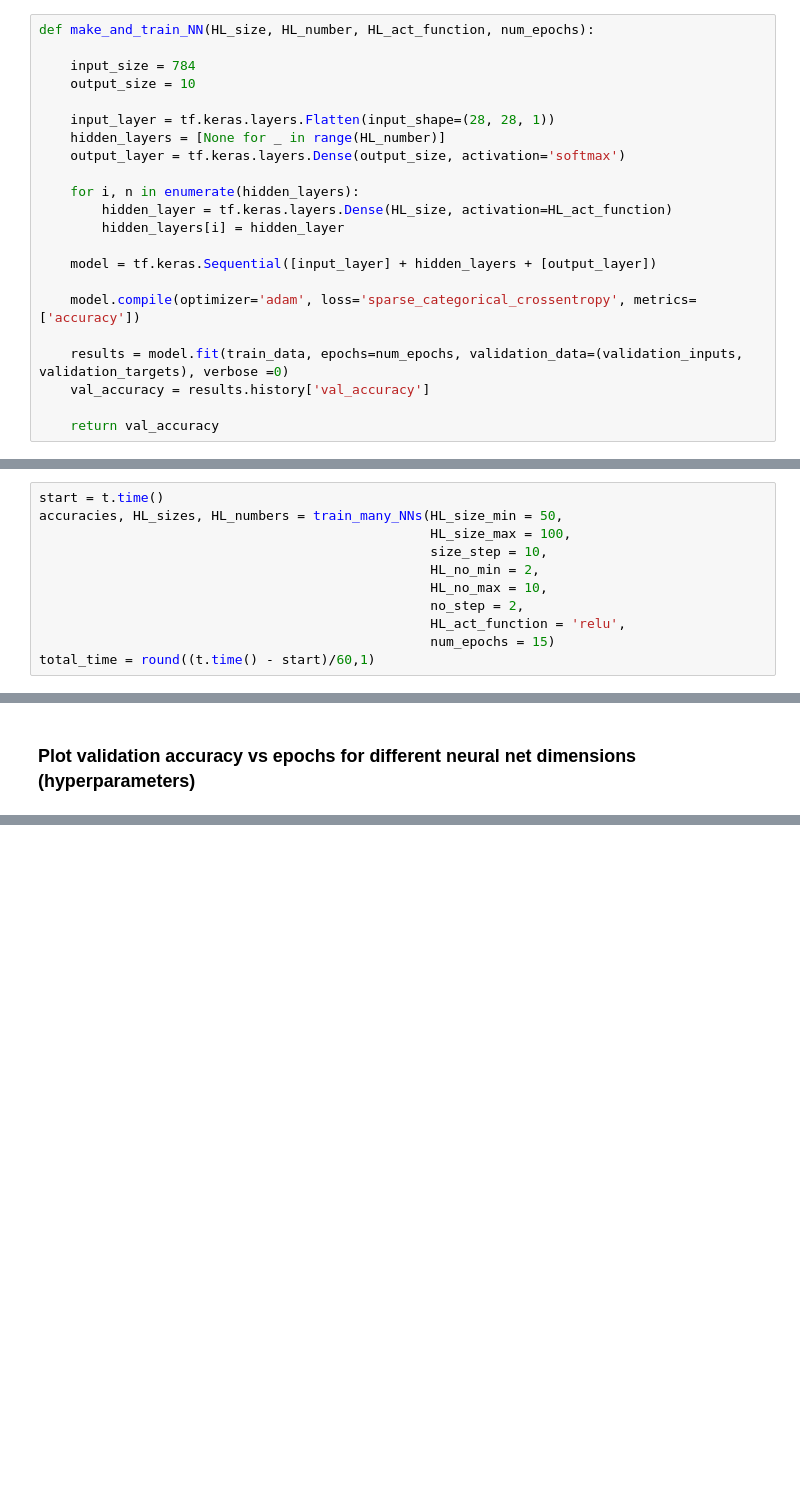
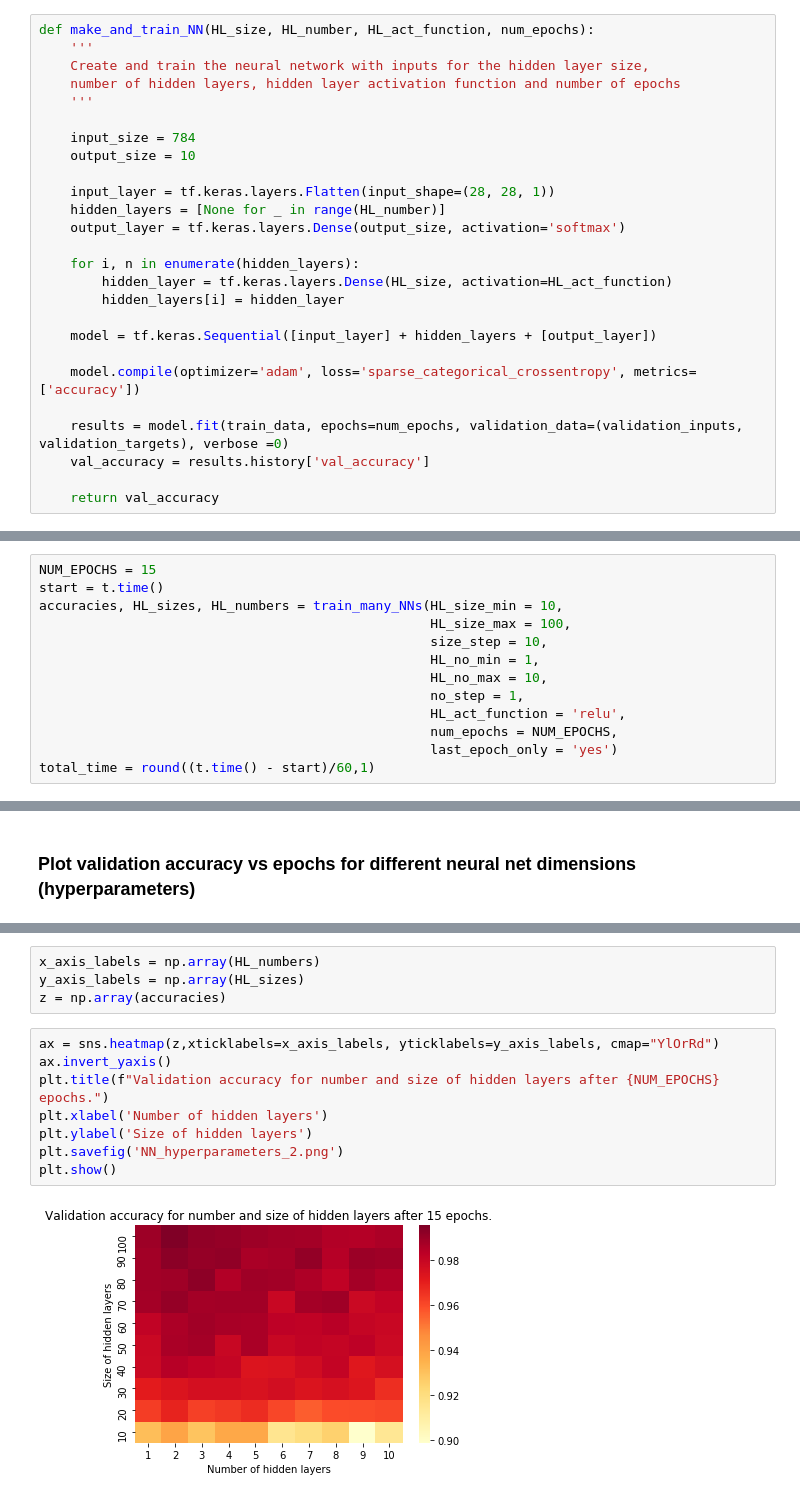
Before and after one commit to antgobar/mnist_simple_nn_tuning, a Jupyter notebook: TensorFlow_MNIST_NN_hyperparameters.ipynb, the cells around one changed output, grey strips where cells are left out. Drawn from its saved outputs; the diff is of its cells as text; blank space fills up the shorter version.

Commit message:
Added heatmap plotting with seaborn

```diff
--- a/TensorFlow_MNIST_NN_hyperparameters.ipynb
+++ b/TensorFlow_MNIST_NN_hyperparameters.ipynb
@@ -55,6 +55,10 @@ validation_inputs, validation_targets = next(iter(validation_data))
 ### Function to create neural net structure and run model
 # %%
 def make_and_train_NN(HL_size, HL_number, HL_act_function, num_epochs):
+    '''
+    Create and train the neural network with inputs for the hidden layer size,
+    number of hidden layers, hidden layer activation function and number of epochs
+    '''
 
     input_size = 784
     output_size = 10
@@ -117,13 +138,15 @@ def train_many_NNs(HL_size_min,
 # %% [markdown]
 # Set hidden layer size and number hyperparameters here
 # %%
+NUM_EPOCHS = 15
 start = t.time()
-accuracies, HL_sizes, HL_numbers = train_many_NNs(HL_size_min = 50,
+accuracies, HL_sizes, HL_numbers = train_many_NNs(HL_size_min = 10,
                                                   HL_size_max = 100,
                                                   size_step = 10,
-                                                  HL_no_min = 2,
+                                                  HL_no_min = 1,
                                                   HL_no_max = 10,
-                                                  no_step = 2,
+                                                  no_step = 1,
                                                   HL_act_function = 'relu',
-                                                  num_epochs = 15)
+                                                  num_epochs = NUM_EPOCHS,
+                                                  last_epoch_only = 'yes')
 total_time = round((t.time() - start)/60,1)
@@ -168,0 +198,14 @@ plt.show()
+# %%
+x_axis_labels = np.array(HL_numbers)
+y_axis_labels = np.array(HL_sizes)
+z = np.array(accuracies)
+# %%
+ax = sns.heatmap(z,xticklabels=x_axis_labels, yticklabels=y_axis_labels, cmap="YlOrRd")
+ax.invert_yaxis()
+plt.title(f"Validation accuracy for number and size of hidden layers after {NUM_EPOCHS} epochs.")
+plt.xlabel('Number of hidden layers')
+plt.ylabel('Size of hidden layers')
+plt.savefig('NN_hyperparameters_2.png')
+plt.show()
+# %% [output]
+[figure, added]
```
Also changed, not shown: parts of 12 cells of this notebook.
